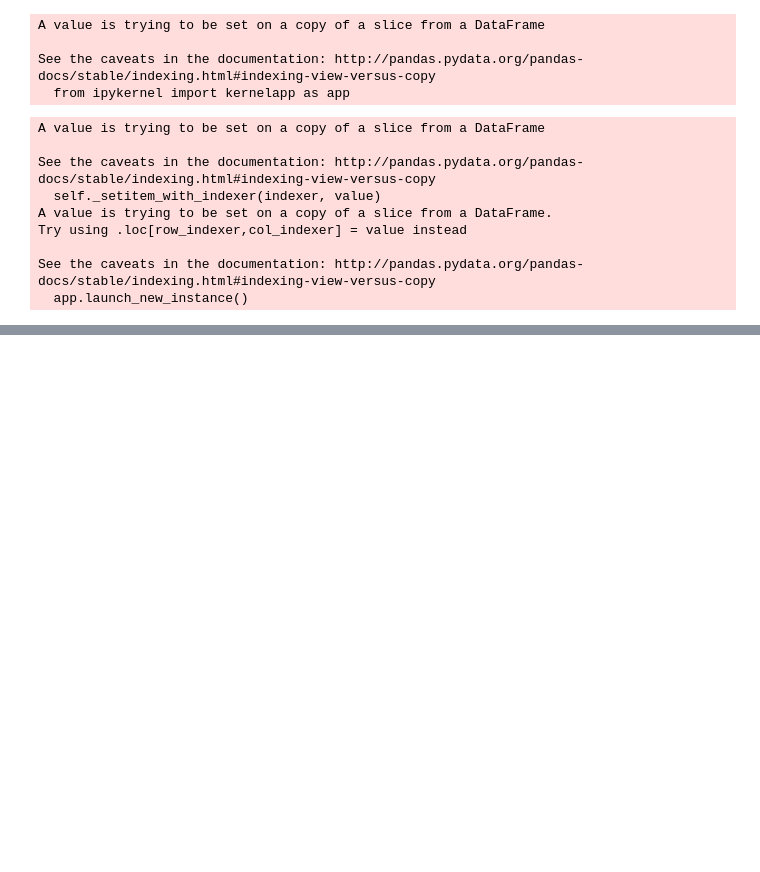
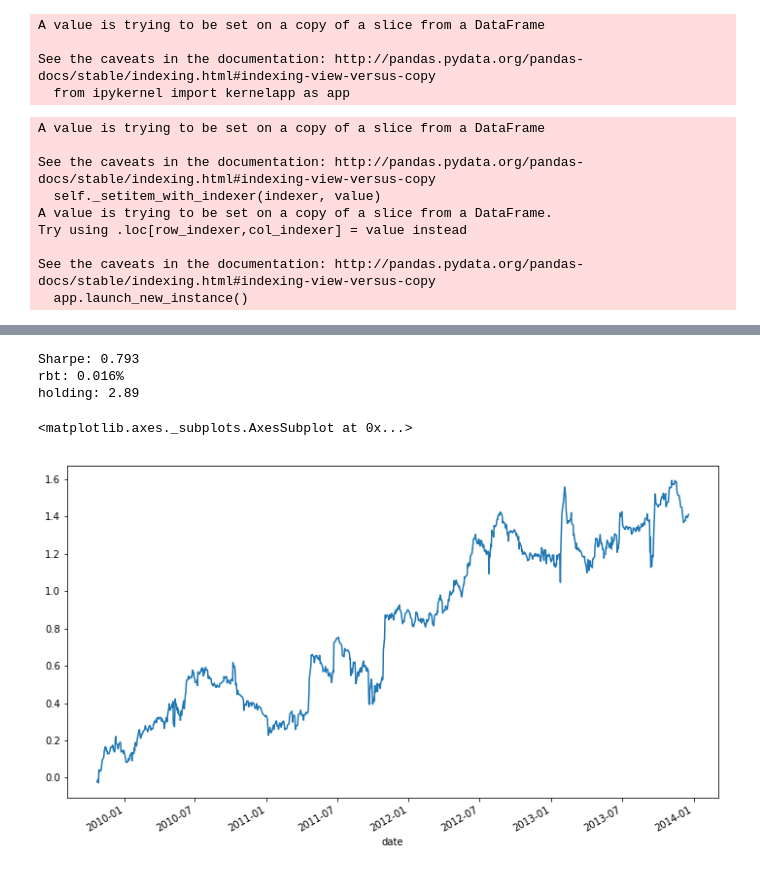
Before and after one commit to marcthibault/algotrading, a Jupyter notebook: notebooks/pipeline_demo_garch.ipynb, the cells around one changed output, grey strips where cells are left out. Saved outputs shown, nothing was run; the diff lists cells and outputs as text; code cells hidden in the pictures; blank space fills up the shorter version.

```diff
--- a/notebooks/pipeline_demo_garch.ipynb
+++ b/notebooks/pipeline_demo_garch.ipynb
@@ -15,7 +15,7 @@ import matplotlib.pyplot as plt
 raw_data = pd.read_csv('../data/data_f2009.csv', parse_dates=['date']).set_index(['date', 'ticker'])
 data = raw_data.sort_index()
 # %%
-datasample = data.loc[:"2013-12-17"]
+datasample = data.loc[:"2013-12-19"]
 # %%
 datasample.head()
 # %% [output]
@@ -26,3 +26,6 @@ datasample.head()
 |  | AAN | 2500.500 | 14.233812 | 0.050228 | 0.025761 |
 |  | AAON | 1258399.125 | 5.626286 | -0.001433 | 0.002395 |
 |  | AAP | 969700.000 | 32.795583 | 0.001485 | -0.013474 |
+# %%
+br = BetaResidual(datasample, past=False, rolling_window=200)
+datasample['betaResidualsFuturePerf'] = br.get_signal()
@@ -36,7 +45,7 @@ See the caveats in the documentation: http://pandas.pydata.org/pandas-docs/stabl
   from ipykernel import kernelapp as app
 # %%
 # %% filter data
-nb_stocks = 500
+nb_stocks = 200
 datasample['filter'] = FixedVolumeFilter(datasample, nb_stocks, "2009-01-05").get_filter()
 # %% [output]
 A value is trying to be set on a copy of a slice from a DataFrame
@@ -115,0 +121,24 @@ data_perf.perf.groupby('date').sum().cumsum().plot(figsize=(12, 7))
+# %%
+# %% compute perfs
+data_perf = mr_signal.data.loc[datasample['filter'] == 1].dropna(subset=['signalReverted'])
+data_perf['position'] = data_perf.signalReverted.groupby(level=0).apply(lambda x: x - np.mean(x))
+data_perf['perf'] = data_perf.position * data_perf.future_perf_1d
+data_perf['to'] = data_perf.position.groupby(level=1).diff().fillna(0).abs()
+data_perf['not'] = data_perf.position.fillna(0).abs()
+
+# %% perfs
+print('Sharpe: ' + "{0:.3f}".format(16 * data_perf.perf.groupby(
+    level=0).sum().mean() / data_perf.perf.groupby(level=0).sum().std()))
+print('rbt: ' + "{0:.3f}".format(100 * data_perf.perf.groupby(
+    level=0).sum().sum() / data_perf.to.groupby(level=0).sum().sum()) + "%")
+print('holding: ' + "{0:.2f}".format(2 * data_perf['not'].groupby(
+    level=0).sum().sum() / data_perf.to.groupby(level=0).sum().sum()))
+data_perf.perf.groupby('date').sum().cumsum().plot(figsize=(12, 7))
+
+# data_computed.loc(axis=0)[:, 'HHS'].reset_index(level=1, drop=True).close.plot(figsize=(16, 7))
+# %% [output]
+Sharpe: 0.793
+rbt: 0.016%
+holding: 2.89
+<matplotlib.axes._subplots.AxesSubplot at 0x...>
+[figure, added]
```
Also changed, not shown: parts of 7 cells of this notebook, 3 other files.
